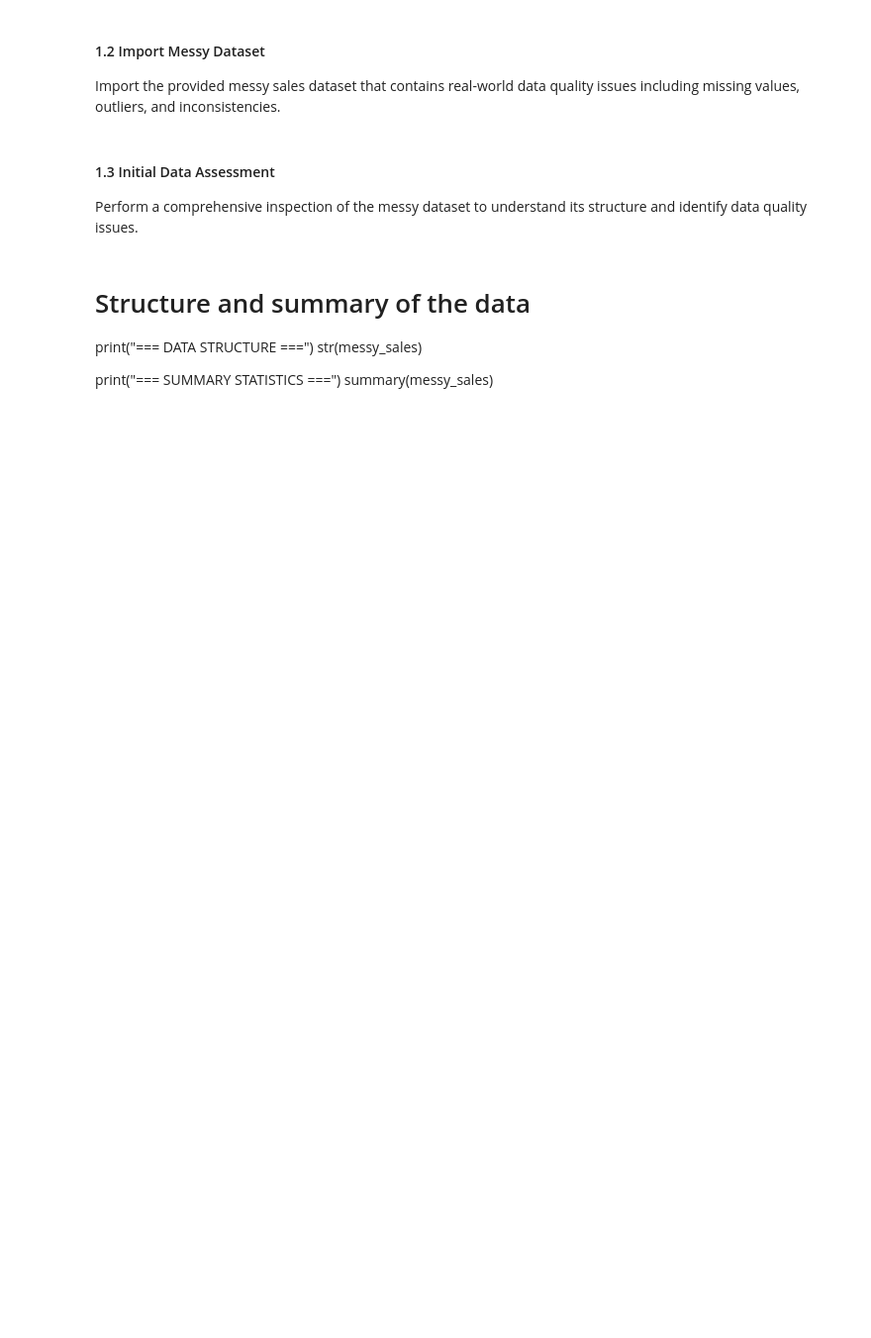
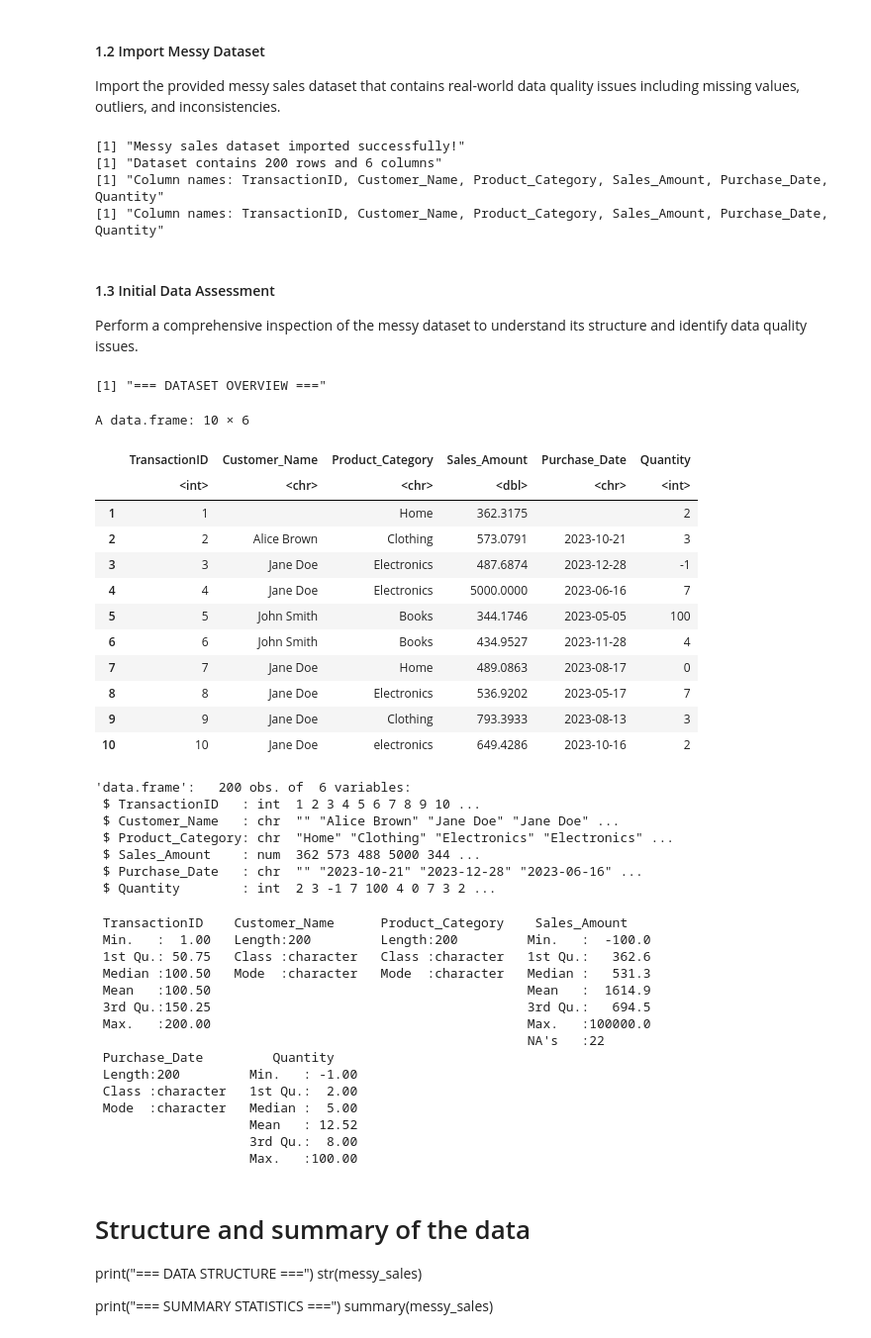
Before and after one commit to MichelLeon28/Michel-s-Work, a Jupyter notebook: Homework/homework_lesson_2_data_cleaning.ipynb, the cells around one changed output. Shown at 99% size. Drawn from its saved outputs; the diff is of its cells as text; code cells hidden in the pictures; blank space fills up the shorter version.

```diff
--- a/Homework/homework_lesson_2_data_cleaning.ipynb
+++ b/Homework/homework_lesson_2_data_cleaning.ipynb
@@ -40,11 +54,17 @@ getwd()
 Import the provided messy sales dataset that contains real-world data quality issues including missing values, outliers, and inconsistencies.
 # %%
 # Import the messy sales dataset
-messy_sales <- read_csv("data/messy_sales_data.csv")
+messy_sales <- read.csv("/workspaces/Michel-s-Work/data/messy_sales_data.csv")
 
 print("Messy sales dataset imported successfully!")
-print(paste("Dataset contains", nrow(messy_sales), "rows and", ncol(messy_sales), "columns"))
-print("Column names:", paste(names(messy_sales), collapse = ", "))
+print(paste("Dataset contains", nrow(messy_sales), "rows and", ncol(messy_sales), "columns")) # nolint
+print(paste("Column names:", paste(names(messy_sales), collapse = ", ")))
+print(paste("Column names:", paste(names(messy_sales), collapse = ", ")))
+# %% [output]
+[1] "Messy sales dataset imported successfully!"
+[1] "Dataset contains 200 rows and 6 columns"
+[1] "Column names: TransactionID, Customer_Name, Product_Category, Sales_Amount, Purchase_Date, Quantity"
+[1] "Column names: TransactionID, Customer_Name, Product_Category, Sales_Amount, Purchase_Date, Quantity"
 # %% [markdown]
 #### 1.3 Initial Data Assessment
 
@@ -52,7 +72,46 @@ Perform a comprehensive inspection of the messy dataset to understand its struct
 # %%
 # Inspect the messy dataset
 print("=== DATASET OVERVIEW ===")
 head(messy_sales, 10) # First 10 rows
+str(messy_sales)
+summary(messy_sales)
+# %% [output]
+[1] "=== DATASET OVERVIEW ==="
+A data.frame: 10 × 6
+|  | TransactionID | Customer_Name | Product_Category | Sales_Amount | Purchase_Date | Quantity |
+|  | <int> | <chr> | <chr> | <dbl> | <chr> | <int> |
+| 1 | 1 |  | Home | 362.3175 |  | 2 |
+| 2 | 2 | Alice Brown | Clothing | 573.0791 | 2023-10-21 | 3 |
+| 3 | 3 | Jane Doe | Electronics | 487.6874 | 2023-12-28 | -1 |
+| 4 | 4 | Jane Doe | Electronics | 5000.0000 | 2023-06-16 | 7 |
+| 5 | 5 | John Smith | Books | 344.1746 | 2023-05-05 | 100 |
+| 6 | 6 | John Smith | Books | 434.9527 | 2023-11-28 | 4 |
+| 7 | 7 | Jane Doe | Home | 489.0863 | 2023-08-17 | 0 |
+| 8 | 8 | Jane Doe | Electronics | 536.9202 | 2023-05-17 | 7 |
+| 9 | 9 | Jane Doe | Clothing | 793.3933 | 2023-08-13 | 3 |
+| 10 | 10 | Jane Doe | electronics | 649.4286 | 2023-10-16 | 2 |
+'data.frame':   200 obs. of  6 variables:
+ $ TransactionID   : int  1 2 3 4 5 6 7 8 9 10 ...
+ $ Customer_Name   : chr  "" "Alice Brown" "Jane Doe" "Jane Doe" ...
+ $ Product_Category: chr  "Home" "Clothing" "Electronics" "Electronics" ...
+ $ Sales_Amount    : num  362 573 488 5000 344 ...
+ $ Purchase_Date   : chr  "" "2023-10-21" "2023-12-28" "2023-06-16" ...
+ $ Quantity        : int  2 3 -1 7 100 4 0 7 3 2 ...
+ TransactionID    Customer_Name      Product_Category    Sales_Amount
+ Min.   :  1.00   Length:200         Length:200         Min.   :  -100.0
+ 1st Qu.: 50.75   Class :character   Class :character   1st Qu.:   362.6
+ Median :100.50   Mode  :character   Mode  :character   Median :   531.3
+ Mean   :100.50                                         Mean   :  1614.9
+ 3rd Qu.:150.25                                         3rd Qu.:   694.5
+ Max.   :200.00                                         Max.   :100000.0
+                                                        NA's   :22
+ Purchase_Date         Quantity
+ Length:200         Min.   : -1.00
+ Class :character   1st Qu.:  2.00
+ Mode  :character   Median :  5.00
+                    Mean   : 12.52
+                    3rd Qu.:  8.00
+                    Max.   :100.00
 # %% [markdown]
 # Structure and summary of the data
 print("=== DATA STRUCTURE ===")
```
Also changed, not shown: parts of 29 cells of this notebook.
